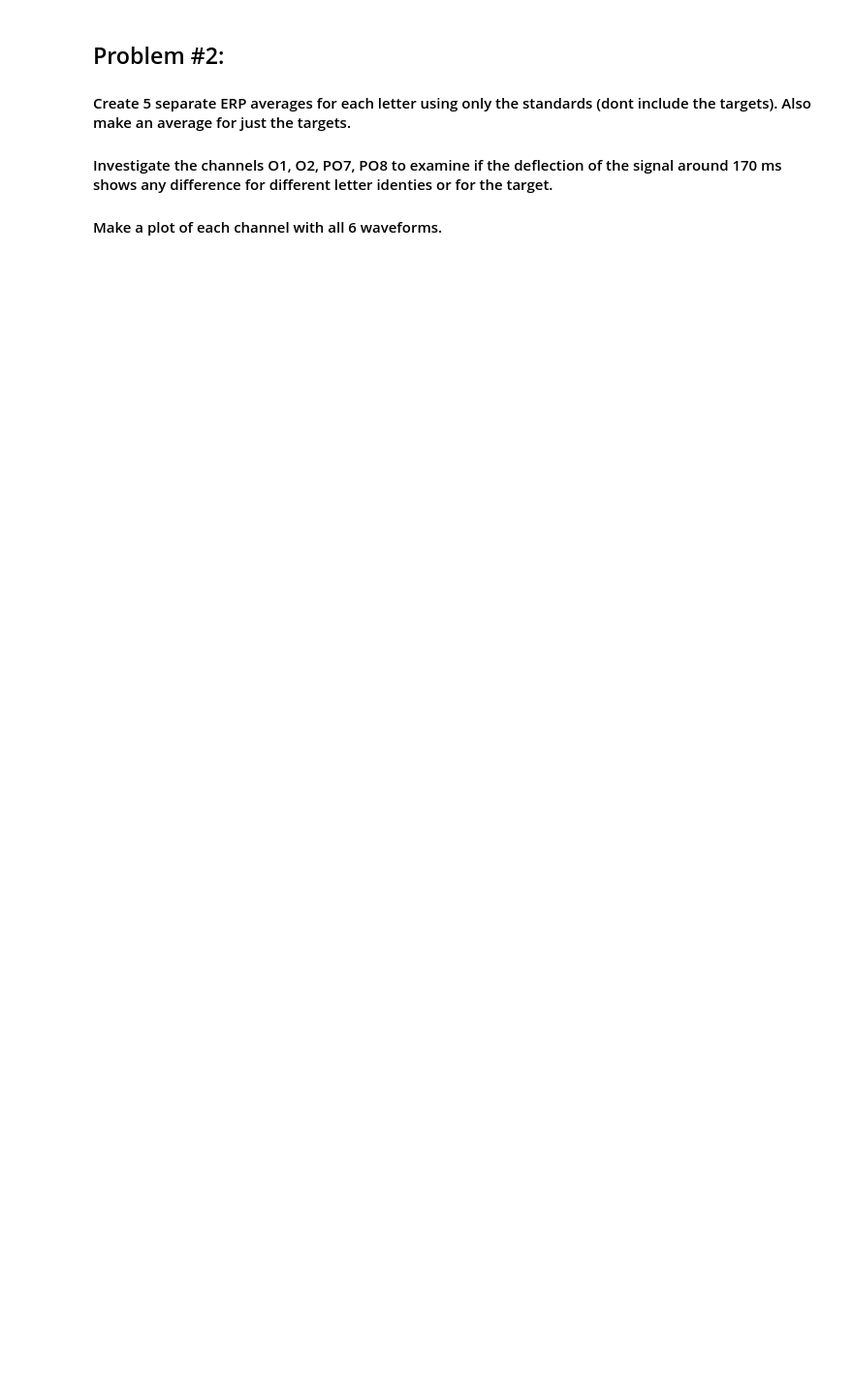
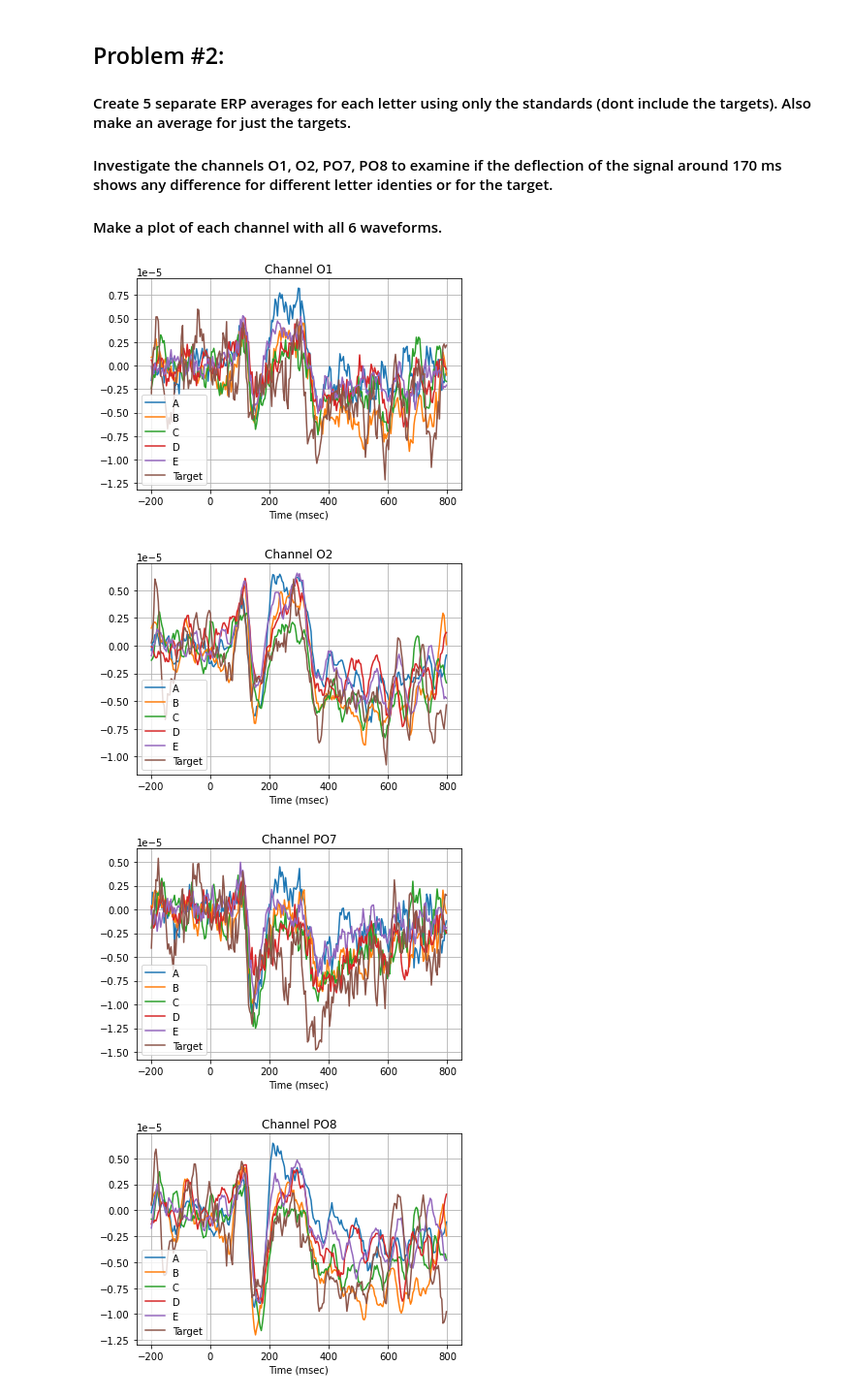
Before and after one commit to zsawdai/COGS108, a Jupyter notebook: Exercises/Exercise1.ipynb, the cells around one changed output. Shown at 97% size. Drawn from its saved outputs; the diff is of its cells as text; code cells hidden in the pictures; blank space fills up the shorter version.

```diff
--- a/Exercises/Exercise1.ipynb
+++ b/Exercises/Exercise1.ipynb
@@ -188,3 +228,63 @@ plt.show()
 #### Investigate the channels O1, O2, PO7, PO8 to examine if the deflection of the signal around 170 ms shows any difference for different letter identies or for the target.
 
 #### Make a plot of each channel with all 6 waveforms.
+# %%
+erp_standard_A = np.mean(eeg[(goodtrials == 1)&(blocktarget != 1)&(stimulus==1),:,:],axis =0)
+erp_standard_B = np.mean(eeg[(goodtrials == 1)&(blocktarget != 1)&(stimulus==2),:,:],axis =0)
+erp_standard_C = np.mean(eeg[(goodtrials == 1)&(blocktarget != 1)&(stimulus==3),:,:],axis =0)
+erp_standard_D = np.mean(eeg[(goodtrials == 1)&(blocktarget != 1)&(stimulus==4),:,:],axis =0)
+erp_standard_E = np.mean(eeg[(goodtrials == 1)&(blocktarget != 1)&(stimulus==5),:,:],axis =0)
+erp_target = np.mean(eeg[(goodtrials == 1)&(blocktarget == 1),:,:],axis =0)
+
+plt.plot(eeg_time,erp_standard_A[10,:])
+plt.plot(eeg_time,erp_standard_B[10,:])
+plt.plot(eeg_time,erp_standard_C[10,:])
+plt.plot(eeg_time,erp_standard_D[10,:])
+plt.plot(eeg_time,erp_standard_E[10,:])
+plt.plot(eeg_time,erp_target[10,:])
+plt.title('Channel '+channelnames[10])
+plt.xlabel('Time (msec)')
+plt.legend(("A","B","C","D","E","Target"))
+plt.grid()
+plt.show()
+
+plt.plot(eeg_time,erp_standard_A[27,:])
+plt.plot(eeg_time,erp_standard_B[27,:])
+plt.plot(eeg_time,erp_standard_C[27,:])
+plt.plot(eeg_time,erp_standard_D[27,:])
+plt.plot(eeg_time,erp_standard_E[27,:])
+plt.plot(eeg_time,erp_target[27,:])
+plt.title('Channel '+channelnames[27])
+plt.xlabel('Time (msec)')
+plt.legend(("A","B","C","D","E","Target"))
+plt.grid()
+plt.show()
+
+plt.plot(eeg_time,erp_standard_A[8,:])
+plt.plot(eeg_time,erp_standard_B[8,:])
+plt.plot(eeg_time,erp_standard_C[8,:])
+plt.plot(eeg_time,erp_standard_D[8,:])
+plt.plot(eeg_time,erp_standard_E[8,:])
+plt.plot(eeg_time,erp_target[8,:])
+plt.title('Channel '+channelnames[8])
+plt.xlabel('Time (msec)')
+plt.legend(("A","B","C","D","E","Target"))
+plt.grid()
+plt.show()
+
+plt.plot(eeg_time,erp_standard_A[25,:])
+plt.plot(eeg_time,erp_standard_B[25,:])
+plt.plot(eeg_time,erp_standard_C[25,:])
+plt.plot(eeg_time,erp_standard_D[25,:])
+plt.plot(eeg_time,erp_standard_E[25,:])
+plt.plot(eeg_time,erp_target[25,:])
+plt.title('Channel '+channelnames[25])
+plt.xlabel('Time (msec)')
+plt.legend(("A","B","C","D","E","Target"))
+plt.grid()
+plt.show()
+# %% [output]
+[figure, added]
+[figure, added]
+[figure, added]
+[figure, added]
```
Also changed, not shown: parts of 13 cells of this notebook.
